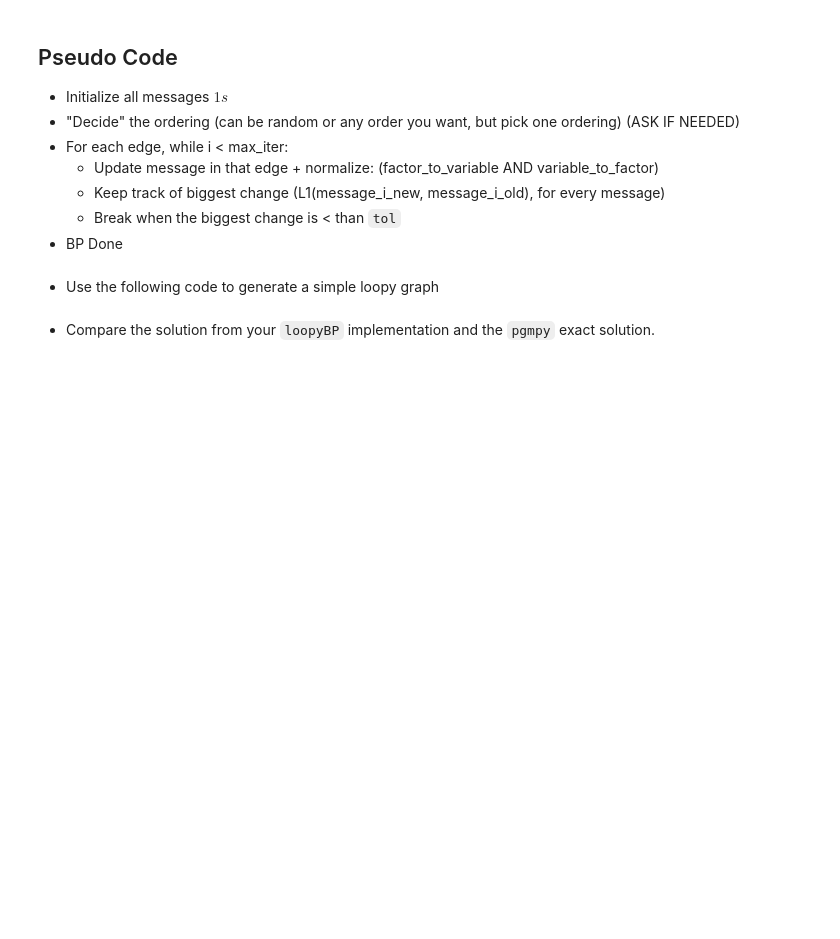
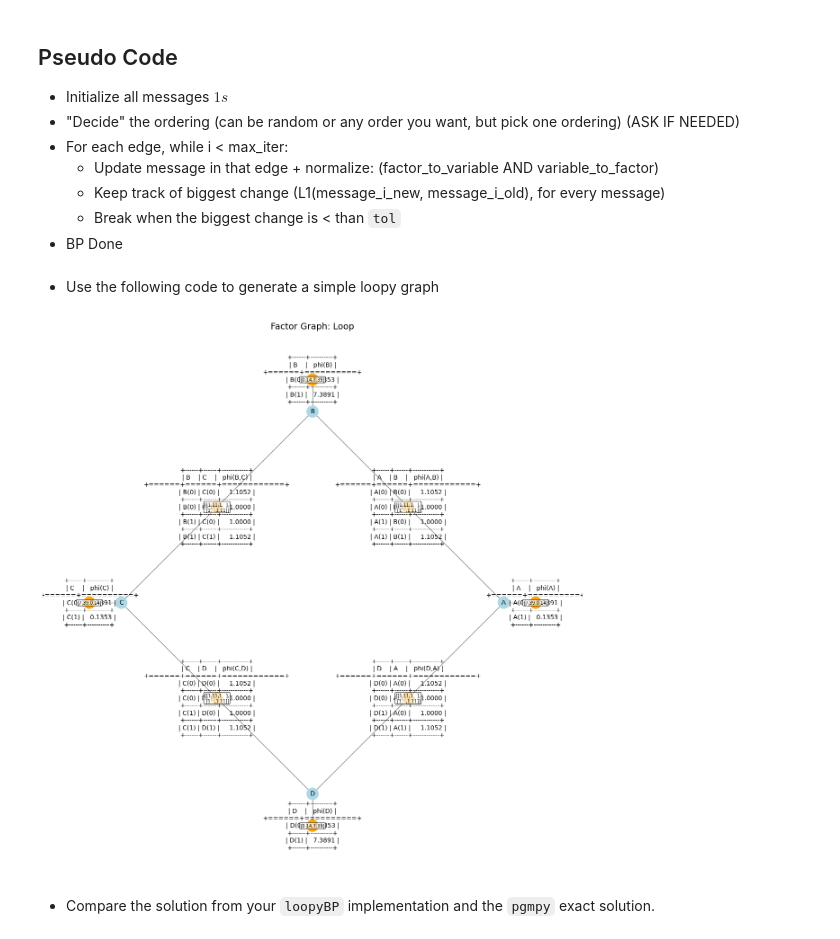
Before and after one commit to rcrtss/miis2025-spm, a Jupyter notebook: labs/lab05/P5_LDPC_decoding_(STUDENT_VERSION).ipynb, the cells around one changed output. Saved outputs shown, nothing was run; the diff lists cells and outputs as text; code cells hidden in the pictures; blank space fills up the shorter version.

```diff
--- a/labs/lab05/P5_LDPC_decoding_(STUDENT_VERSION).ipynb
+++ b/labs/lab05/P5_LDPC_decoding_(STUDENT_VERSION).ipynb
@@ -418,6 +442,63 @@ def create_frustrated_loop(w):
     biases = [-2.0, 2.0, -2.0, 2.0]
 
     return create_loop(w, node_biases=biases)
+# %%
+# visualize the graph with networkx
+import matplotlib.pyplot as plt
+import networkx as nx
+from pgmpy.models import FactorGraph
+
+def visualize_factor_graph(G: FactorGraph):
+    """Visualize the actual factor graph structure."""
+    Hnx = nx.Graph()
+    for node in G.nodes():
+        Hnx.add_node(node, bipartite=0 if node in G.get_variable_nodes() else 1)
+    for edge in G.edges():
+        Hnx.add_edge(*edge)
+
+    # Layout: place variable nodes in a circle, factor nodes inside
+    variable_nodes = [n for n in Hnx.nodes() if Hnx.nodes[n]['bipartite'] == 0]
+    factor_nodes = [n for n in Hnx.nodes() if Hnx.nodes[n]['bipartite'] == 1]
+
+    # Use circular layout for variables, then adjust factor positions
+    pos = nx.circular_layout(variable_nodes)
+    # Expand circle radius for more spacing
+    for v in variable_nodes:
+        pos[v] = 1.5 * pos[v]
+    # Place unary factors near their variable, pairwise factors at midpoints
+    for f in factor_nodes:
+        neighbors = list(Hnx.neighbors(f))
+        if len(neighbors) == 1:
+            v = neighbors[0]
+            pos[f] = pos[v] + 0.25 * (pos[v] / np.linalg.norm(pos[v]))
+        elif len(neighbors) == 2:
+            v1, v2 = neighbors
+            pos[f] = 0.5 * (pos[v1] + pos[v2])
+        else:
+            pos[f] = np.zeros_like(list(pos.values())[0])
+
+    plt.figure(figsize=(12, 12))  # Expand margins
+    nx.draw(Hnx, pos, with_labels=True,
+            node_color=["lightblue" if n in variable_nodes else "orange" for n in Hnx.nodes()],
+            node_size=350,  # Reduce node size
+            font_size=10,   # Reduce label font size
+            edge_color="gray")
+    plt.title("Factor Graph: Loop", fontsize=14)
+    plt.axis("off")
+
+    # Annotate factor nodes with their tables (smaller font)
+    for f in factor_nodes:
+        if hasattr(f, "values"):
+            x, y = pos[f]
+            table_str = np.array2string(f.values, precision=2, separator=',', suppress_small=True)
+            plt.text(x, y, table_str, fontsize=7, color="black", ha="center", va="center", bbox=dict(boxstyle="round,pad=0.2", fc="white", alpha=0.7))
+
+    plt.show()
+
+G = create_frustrated_loop(w=0.1)
+visualize_factor_graph(G)
+# %% [output]
+[figure, added]
 # %% [markdown]
 *   Compare the solution from your `loopyBP` implementation and the `pgmpy` exact solution.
 # %%
```
Also changed, not shown: parts of 3 cells of this notebook.
